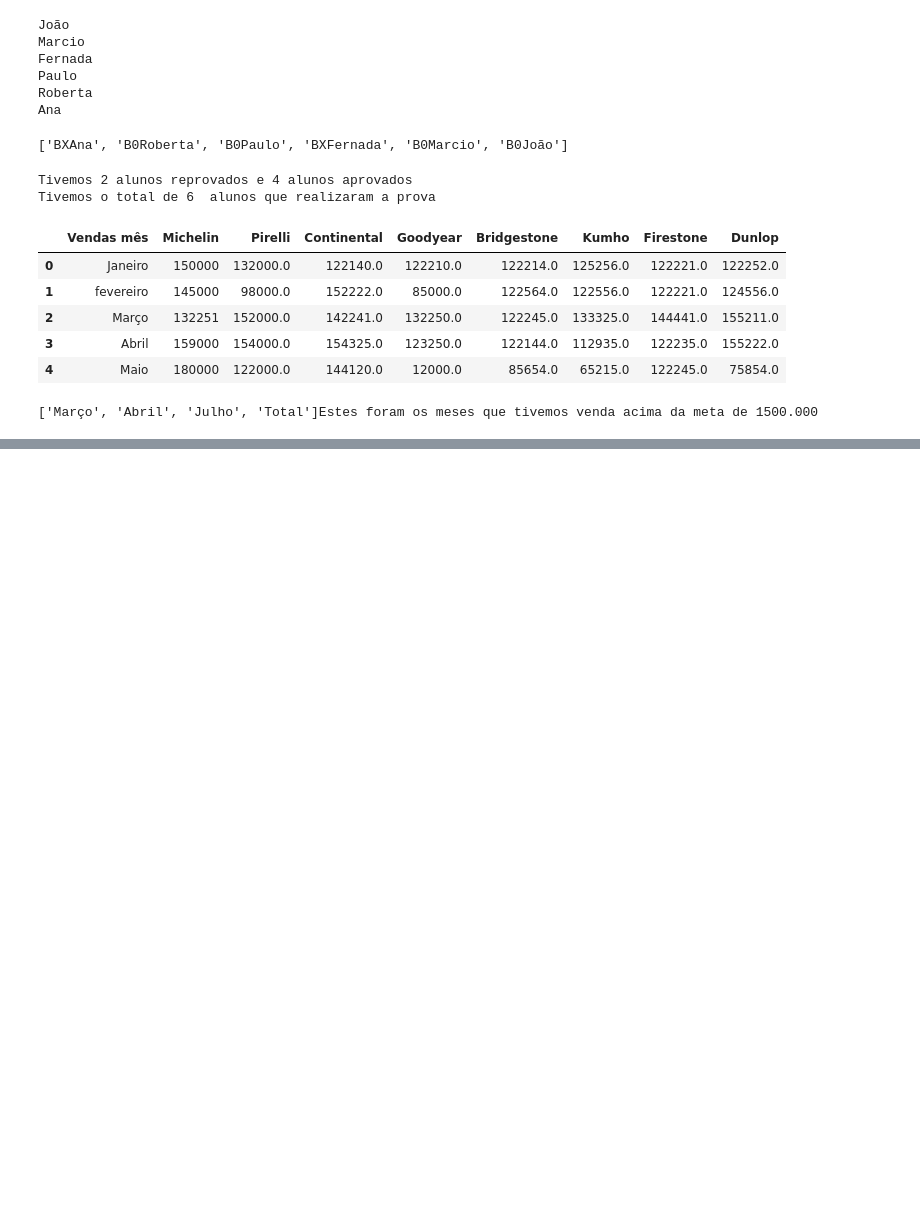
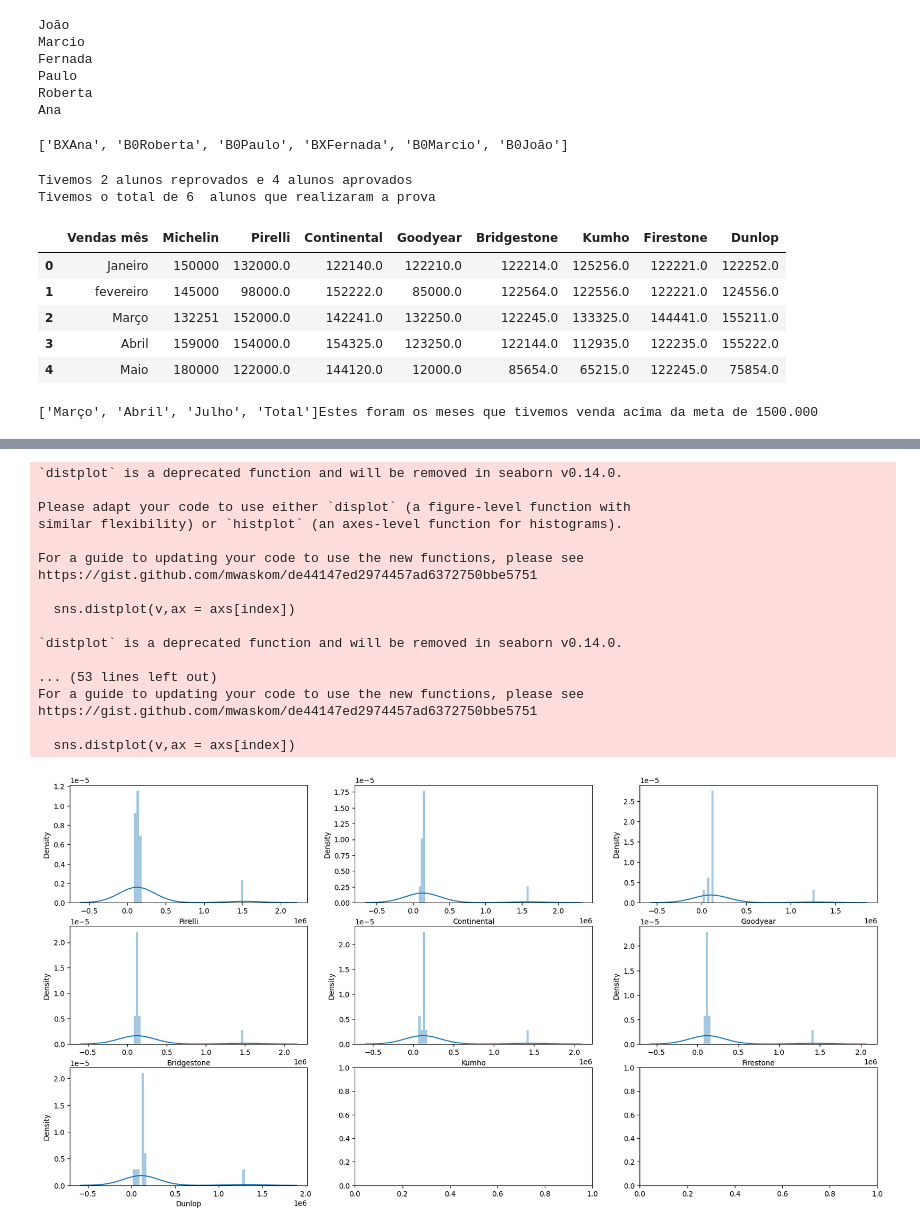
Before and after one commit to cleuber979/Analise_Dados_colab, a Jupyter notebook: aula03_comando_For.ipynb, the cells around one changed output, grey strips where cells are left out. Cells and saved outputs as stored; diff of their text form; code cells hidden in the pictures; blank space fills up the shorter version.

```diff
--- a/aula03_comando_For.ipynb
+++ b/aula03_comando_For.ipynb
@@ -124,0 +144,35 @@ print(str(metas_vendas[:11])+'Estes foram os meses que tivemos venda acima da me
+# %%
+import seaborn as sns
+import matplotlib.pyplot as plt
+from scipy import stats
+
+
+numerics = ['float64','float64','float64']
+Vendas_Pneus_numeric = Vendas_Pneus.select_dtypes(include=numerics)
+
+fig,axs = plt.subplots(ncols=3,nrows=3,figsize=(20,10))
+index = 0
+axs = axs.flatten()
+
+for k,v in Vendas_Pneus_numeric.items():
+  sns.distplot(v,ax = axs[index])
+  index += 1
+# %% [output]
+`distplot` is a deprecated function and will be removed in seaborn v0.14.0.
+
+Please adapt your code to use either `displot` (a figure-level function with
+similar flexibility) or `histplot` (an axes-level function for histograms).
+
+For a guide to updating your code to use the new functions, please see
+https://gist.github.com/mwaskom/de44147ed2974457ad6372750bbe5751
+
+  sns.distplot(v,ax = axs[index])
+
+`distplot` is a deprecated function and will be removed in seaborn v0.14.0.
+
+... (53 lines left out)
+For a guide to updating your code to use the new functions, please see
+https://gist.github.com/mwaskom/de44147ed2974457ad6372750bbe5751
+
+  sns.distplot(v,ax = axs[index])
+[figure, added]
```
Also changed, not shown: parts of 1 cell of this notebook.
